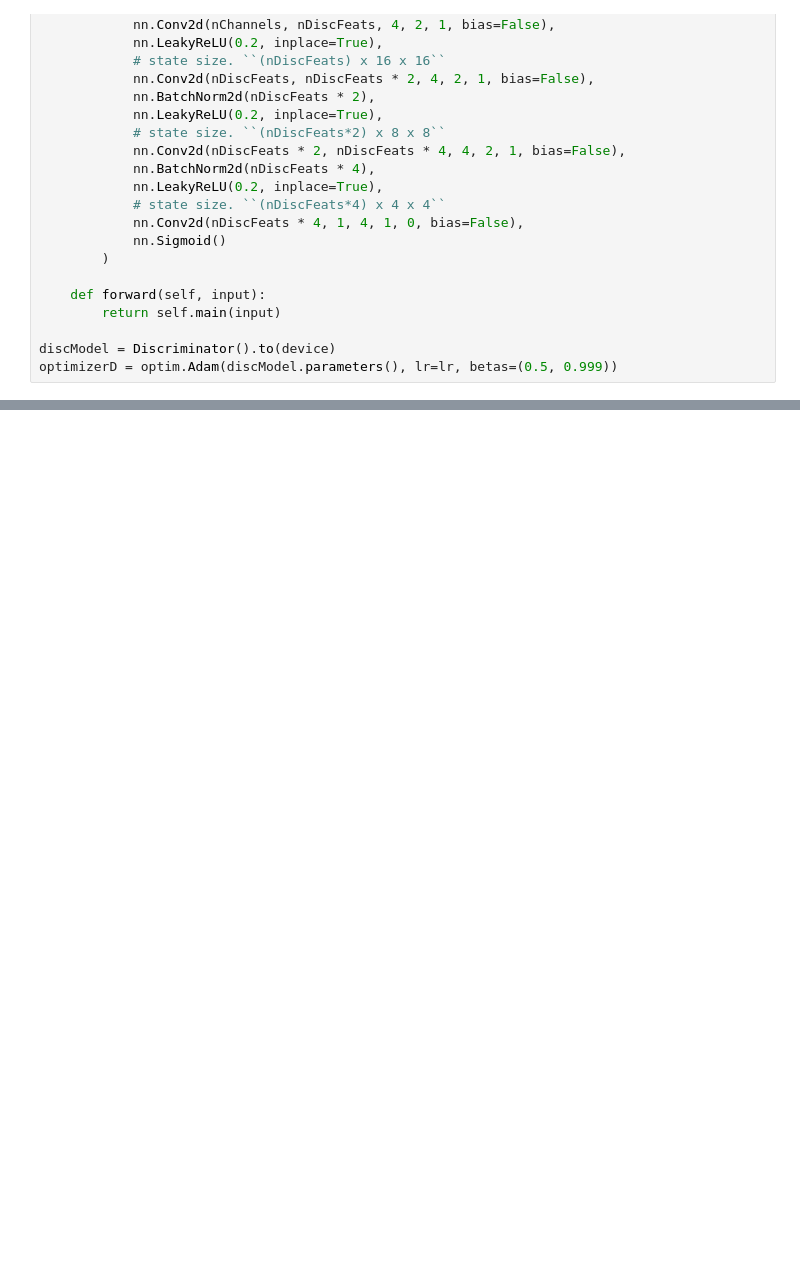
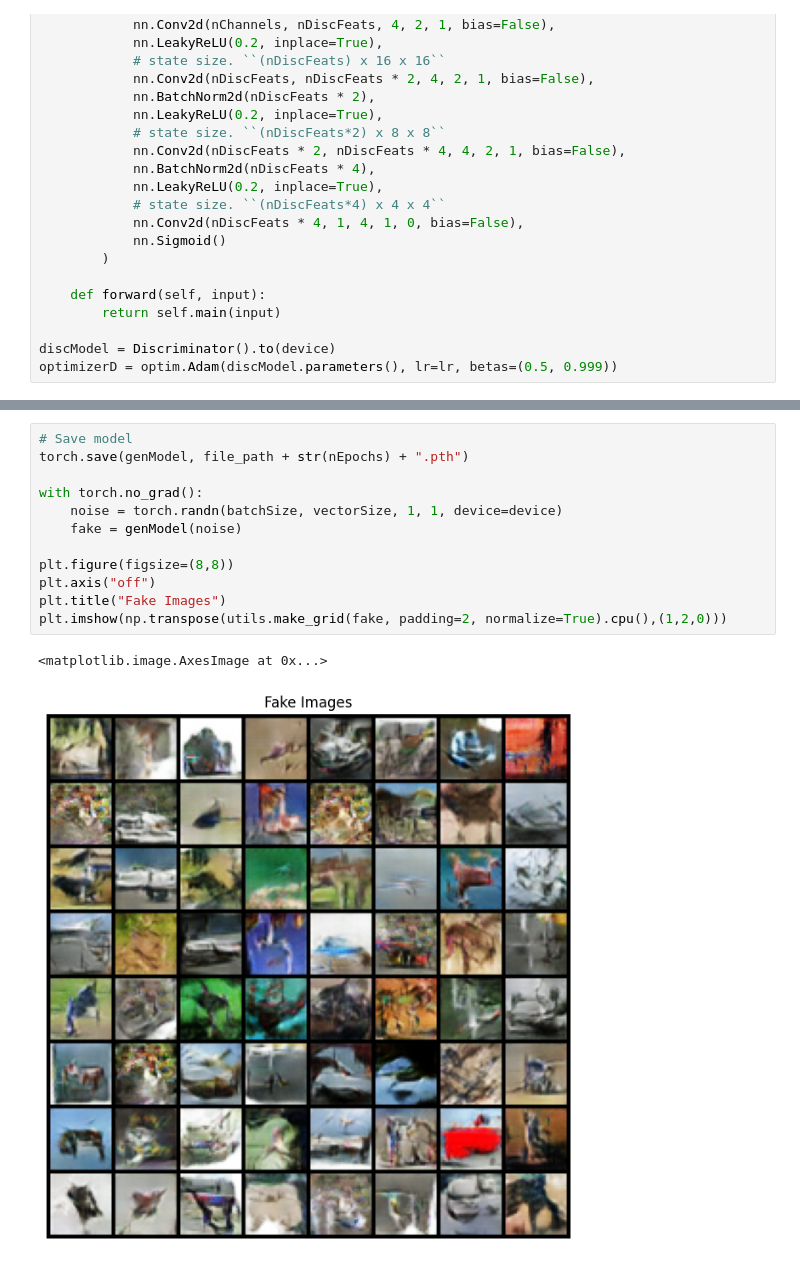
Before and after one commit to ryanfarrell362/CIS4780-Final-Project, a Jupyter notebook: notebook.ipynb, the cells around one changed output, grey strips where cells are left out. Cells and saved outputs as stored; diff of their text form; blank space fills up the shorter version.

```diff
--- a/notebook.ipynb
+++ b/notebook.ipynb
@@ -219 +213,16 @@ KeyboardInterrupt:
+# %%
+# Save model
+torch.save(genModel, file_path + str(nEpochs) + ".pth")
+
+with torch.no_grad():
+    noise = torch.randn(batchSize, vectorSize, 1, 1, device=device)
+    fake = genModel(noise)
+
+plt.figure(figsize=(8,8))
+plt.axis("off")
+plt.title("Fake Images")
+plt.imshow(np.transpose(utils.make_grid(fake, padding=2, normalize=True).cpu(),(1,2,0)))
+# %% [output]
+<matplotlib.image.AxesImage at 0x...>
+[figure, added]
 # %%
```
Also changed, not shown: parts of 8 cells of this notebook, 2 other files.
